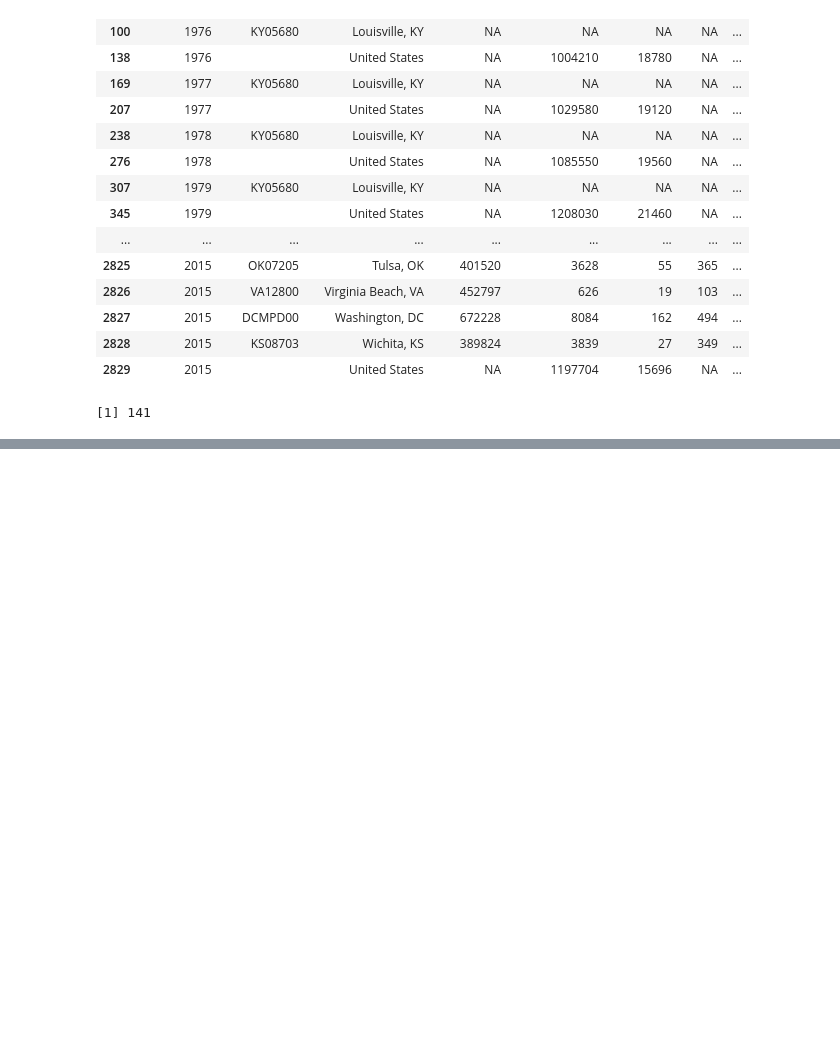
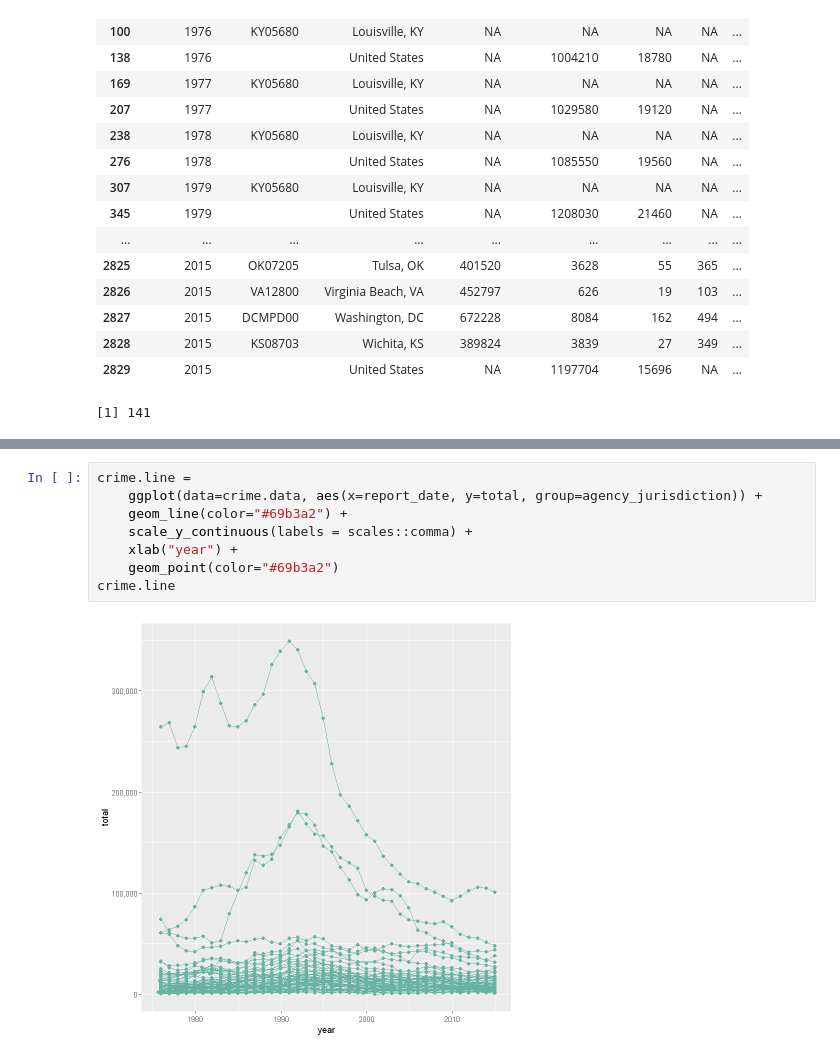
Before and after one commit to naelah/crime-us, a Jupyter notebook: Crime Rates in US Group Project.ipynb, the cells around one changed output, grey strips where cells are left out. Cells and saved outputs as stored; diff of their text form; blank space fills up the shorter version.

```diff
--- a/Crime Rates in US Group Project.ipynb
+++ b/Crime Rates in US Group Project.ipynb
@@ -204,0 +242,10 @@ A data.frame: 2753 × 16
+# %%
+crime.line =
+    ggplot(data=crime.data, aes(x=report_date, y=total, group=agency_jurisdiction)) +
+    geom_line(color="#69b3a2") +
+    scale_y_continuous(labels = scales::comma) +
+    xlab("year") +
+    geom_point(color="#69b3a2")
+crime.line
+# %% [output]
+[figure, added]
```
Also changed, not shown: parts of 16 cells of this notebook.
